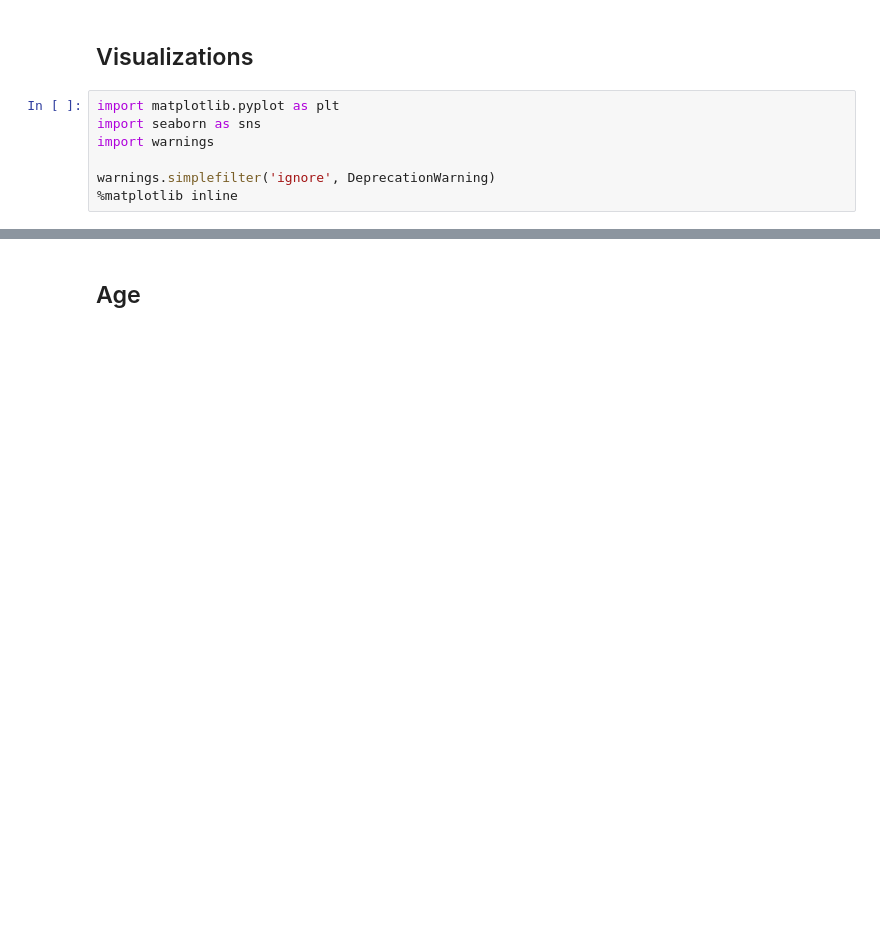
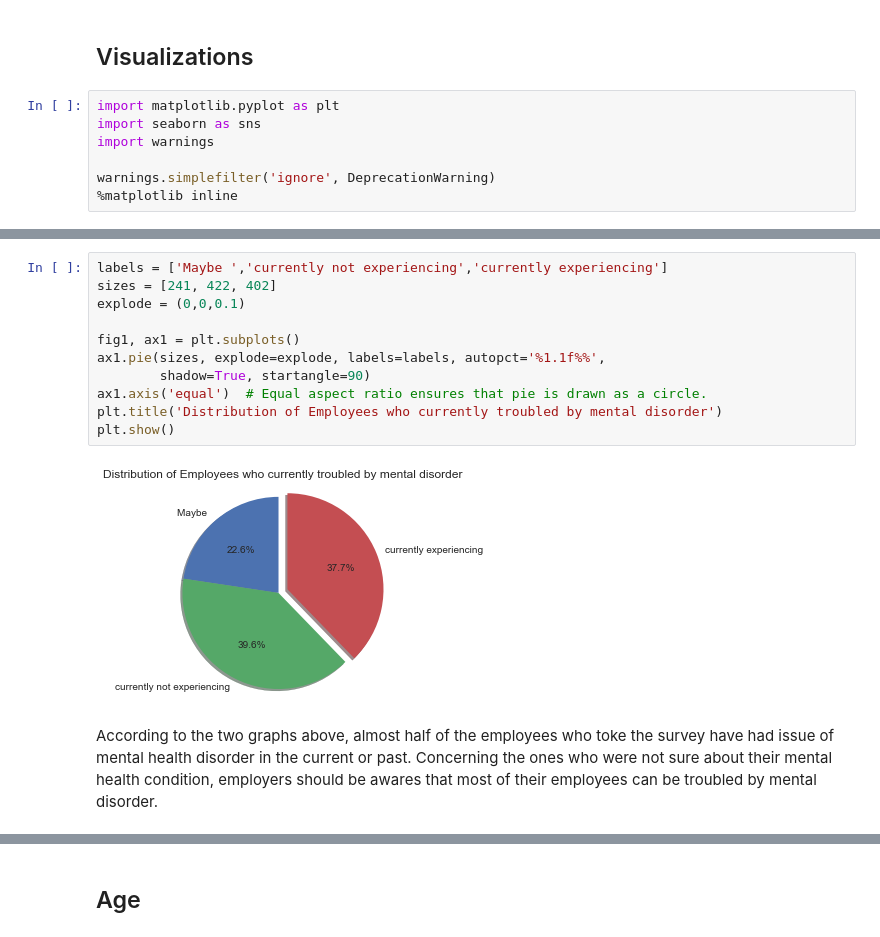
Before and after one commit to ncmatson/SMU_ML_Labs, a Jupyter notebook: lab1.ipynb, the cells around one changed output, grey strips where cells are left out. Saved outputs shown, nothing was run; the diff lists cells and outputs as text; blank space fills up the shorter version.

```diff
--- a/lab1.ipynb
+++ b/lab1.ipynb
@@ -330,0 +422,15 @@ warnings.simplefilter('ignore', DeprecationWarning)
+# %%
+labels = ['Maybe ','currently not experiencing','currently experiencing']
+sizes = [241, 422, 402]
+explode = (0,0,0.1)
+
+fig1, ax1 = plt.subplots()
+ax1.pie(sizes, explode=explode, labels=labels, autopct='%1.1f%%',
+        shadow=True, startangle=90)
+ax1.axis('equal')  # Equal aspect ratio ensures that pie is drawn as a circle.
+plt.title('Distribution of Employees who currently troubled by mental disorder')
+plt.show()
+# %% [output]
+[figure, added]
+# %% [markdown]
+According to the two graphs above, almost half of the employees who toke the survey have had issue of mental health disorder in the current or past. Concerning the ones who were not sure about their mental health condition, employers should be awares that most of their employees can be troubled by mental disorder.
```
Also changed, not shown: parts of 25 cells of this notebook, 1 other file.
